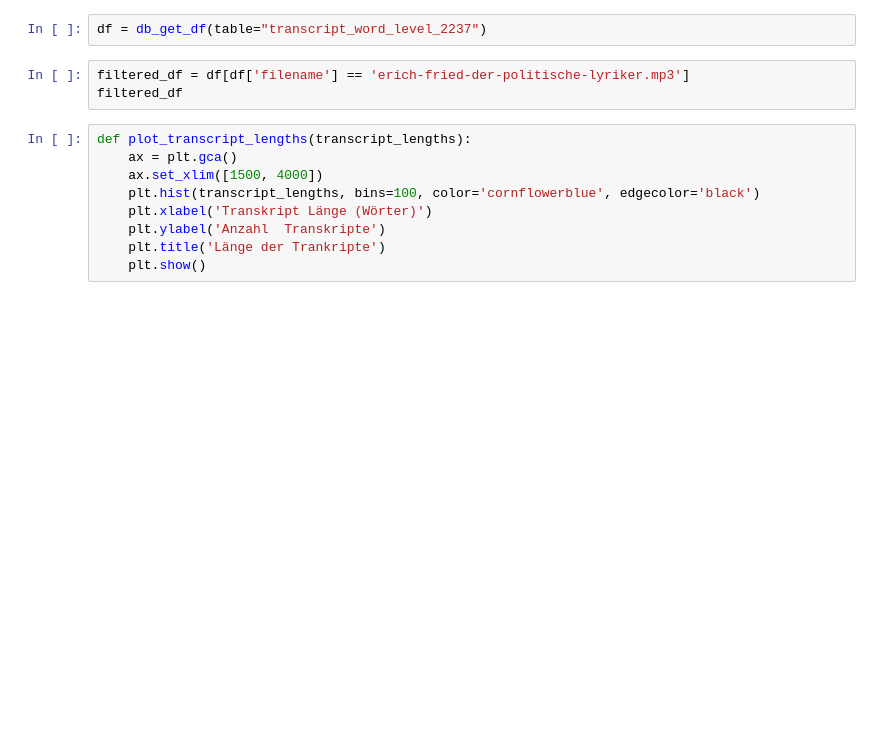
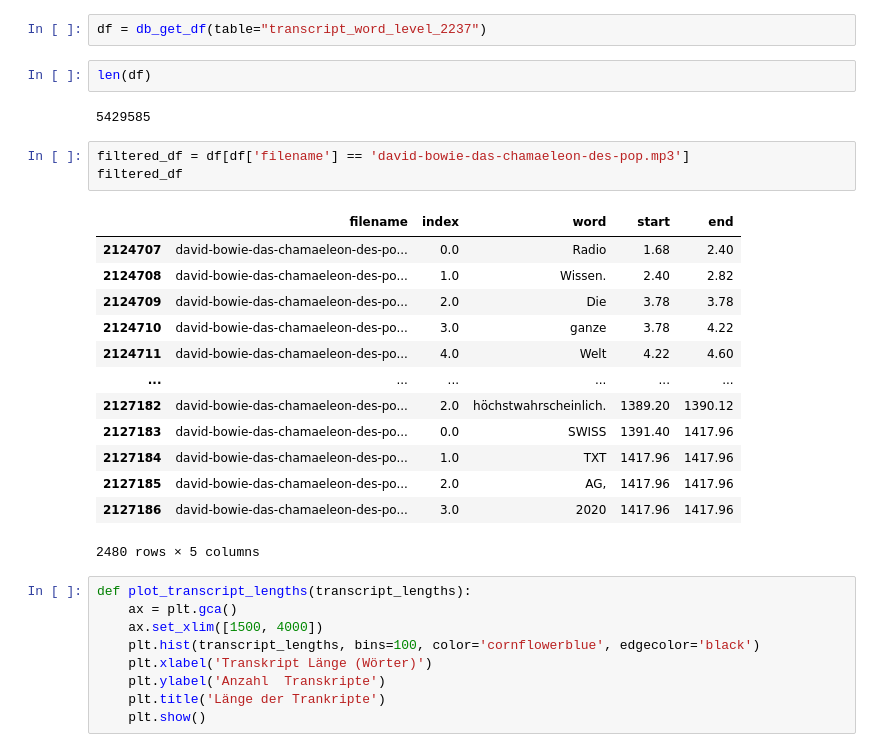
Before and after one commit to Firevince/Batchelorarbeit, a Jupyter notebook: scripts/data_visualization.ipynb, the cells around one changed output. Drawn from its saved outputs; the diff is of its cells as text; blank space fills up the shorter version.

```diff
--- a/scripts/data_visualization.ipynb
+++ b/scripts/data_visualization.ipynb
@@ -52,9 +52,27 @@ plot_mp3_lengths(mp3_lengths)
 ### Transcript length
 # %%
 df = db_get_df(table="transcript_word_level_2237")
+# %%
+len(df)
+# %% [output]
+5429585
 # %%
-filtered_df = df[df['filename'] == 'erich-fried-der-politische-lyriker.mp3']
+filtered_df = df[df['filename'] == 'david-bowie-das-chamaeleon-des-pop.mp3']
 filtered_df
+# %% [output]
+|  | filename | index | word | start | end |
+| 2124707 | david-bowie-das-chamaeleon-des-po... | 0.0 | Radio | 1.68 | 2.40 |
+| 2124708 | david-bowie-das-chamaeleon-des-po... | 1.0 | Wissen. | 2.40 | 2.82 |
+| 2124709 | david-bowie-das-chamaeleon-des-po... | 2.0 | Die | 3.78 | 3.78 |
+| 2124710 | david-bowie-das-chamaeleon-des-po... | 3.0 | ganze | 3.78 | 4.22 |
+| 2124711 | david-bowie-das-chamaeleon-des-po... | 4.0 | Welt | 4.22 | 4.60 |
+| ... | ... | ... | ... | ... | ... |
+| 2127182 | david-bowie-das-chamaeleon-des-po... | 2.0 | höchstwahrscheinlich. | 1389.20 | 1390.12 |
+| 2127183 | david-bowie-das-chamaeleon-des-po... | 0.0 | SWISS | 1391.40 | 1417.96 |
+| 2127184 | david-bowie-das-chamaeleon-des-po... | 1.0 | TXT | 1417.96 | 1417.96 |
+| 2127185 | david-bowie-das-chamaeleon-des-po... | 2.0 | AG, | 1417.96 | 1417.96 |
+| 2127186 | david-bowie-das-chamaeleon-des-po... | 3.0 | 2020 | 1417.96 | 1417.96 |
+2480 rows × 5 columns
 # %%
 def plot_transcript_lengths(transcript_lengths):
     ax = plt.gca()
```
Also changed, not shown: parts of 6 cells of this notebook, 1 other file.
